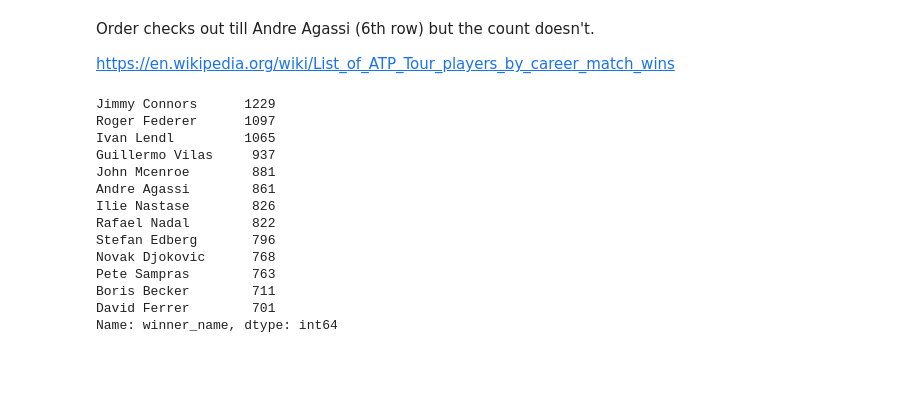
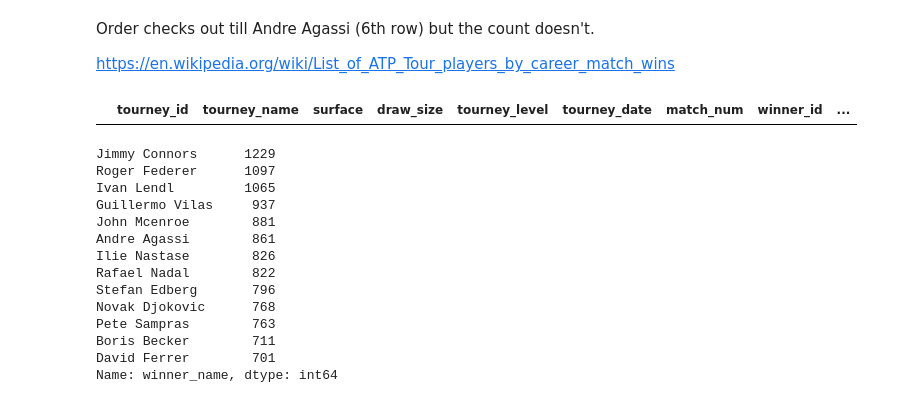
Before and after one commit to ilangurudev/tennis_big4, a Jupyter notebook: data/atp_matches_concat.ipynb, the cells around one changed output. Saved outputs shown, nothing was run; the diff lists cells and outputs as text; code cells hidden in the pictures; blank space fills up the shorter version.

```diff
--- a/data/atp_matches_concat.ipynb
+++ b/data/atp_matches_concat.ipynb
@@ -52,3 +54,7 @@ https://en.wikipedia.org/wiki/List_of_ATP_Tour_players_by_career_match_wins
+# %%
+df_t[(df_t.winner_name == "Rafael Nadal") & (df_t.tourney_level=="G") & (df_t.round=="F")]
+# %% [output]
+|  | tourney_id | tourney_name | surface | draw_size | tourney_level | tourney_date | match_num | winner_id | ... |
 # %%
 df_t.winner_name.value_counts().head(13)
 # %% [output]
```
Also changed, not shown: parts of 3 cells of this notebook, 2 other files.
